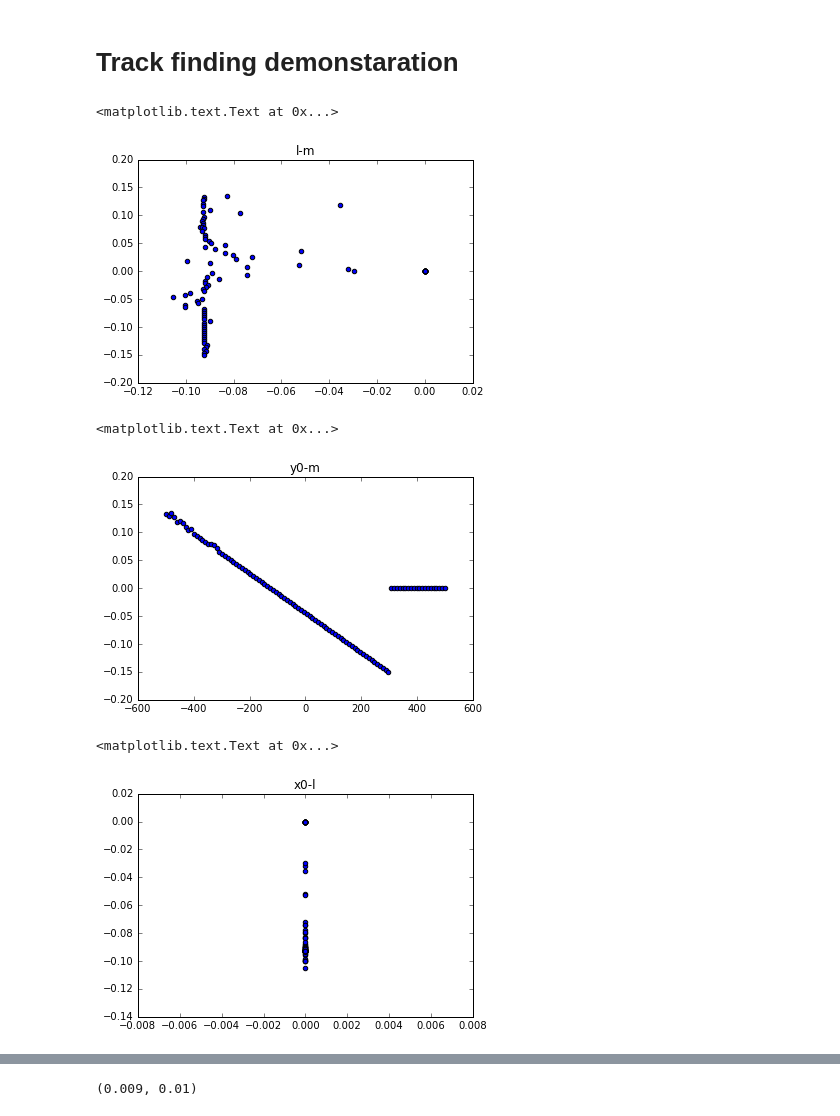
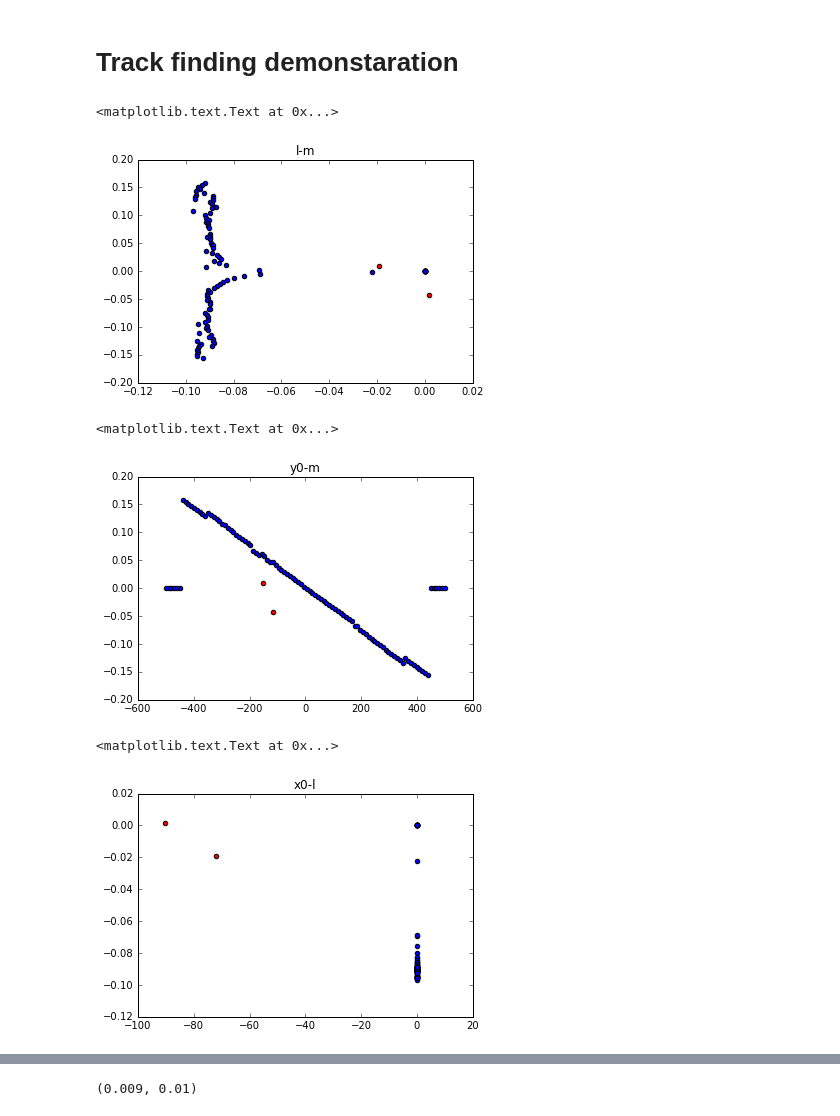
Before and after one commit to hushchyn-mikhail/ship_tracking_summer2016, a Jupyter notebook: notebooks/Retina_demonstration.ipynb, the cells around one changed output, grey strips where cells are left out. Drawn from its saved outputs; the diff is of its cells as text; code cells hidden in the pictures.

Commit message:
true tracks

```diff
--- a/notebooks/Retina_demonstration.ipynb
+++ b/notebooks/Retina_demonstration.ipynb
@@ -85,7 +85,7 @@ array(1.3793074130541081e-163)
 # %%
 from retina import plot_artifitial_retina_response, params2vec
 # %%
-event = data[data.EventID==23]
+event = data[data.EventID==2]
 event_before_magnet = event[event.StatNb<3]
 # %%
 size = 20
@@ -101,14 +101,16 @@ projections = plot_artifitial_retina_response(event_before_magnet, [x0s, ls, y0s
 # %%
 from retina import get_track_params
 # %%
-get_track_params(event_before_magnet, 2)
+track1 = get_track_params(event_before_magnet, 2)
+track1
 # %% [output]
 [-71.93019431301461,
  -0.019083404599996478,
  -151.87648248209635,
  0.0094009400000002064]
 # %%
-get_track_params(event_before_magnet, 3)
+track2 = get_track_params(event_before_magnet, 3)
+track2
 # %% [output]
 [-90.378411160590431,
  0.0015087299923260595,
@@ -198,19 +200,25 @@ for i in dots_array:
 new_dots_array = np.array(new_dots_array)
 # %%
 plt.scatter(new_dots_array[:, 0, 1], new_dots_array[:, 0, 3])
+plt.scatter(track1[1], track1[3], c='red')
+plt.scatter(track2[1], track2[3], c='red')
 plt.title('l-m')
 # %% [output]
 <matplotlib.text.Text at 0x...>
-[figure, old version]
+[figure, new version]
 # %%
 plt.scatter(new_dots_array[:, 0, 2], new_dots_array[:, 0, 3])
+plt.scatter(track1[2], track1[3], c='red')
+plt.scatter(track2[2], track2[3], c='red')
 plt.title('y0-m')
 # %% [output]
 <matplotlib.text.Text at 0x...>
-[figure, old version]
+[figure, new version]
 # %%
 plt.scatter(new_dots_array[:, 0, 0], new_dots_array[:, 0, 1])
+plt.scatter(track1[0], track1[1], c='red')
+plt.scatter(track2[0], track2[1], c='red')
 plt.title('x0-l')
 # %% [output]
 <matplotlib.text.Text at 0x...>
-[figure, old version]
+[figure, new version]
```
Also changed, not shown: parts of 1 cell of this notebook.
